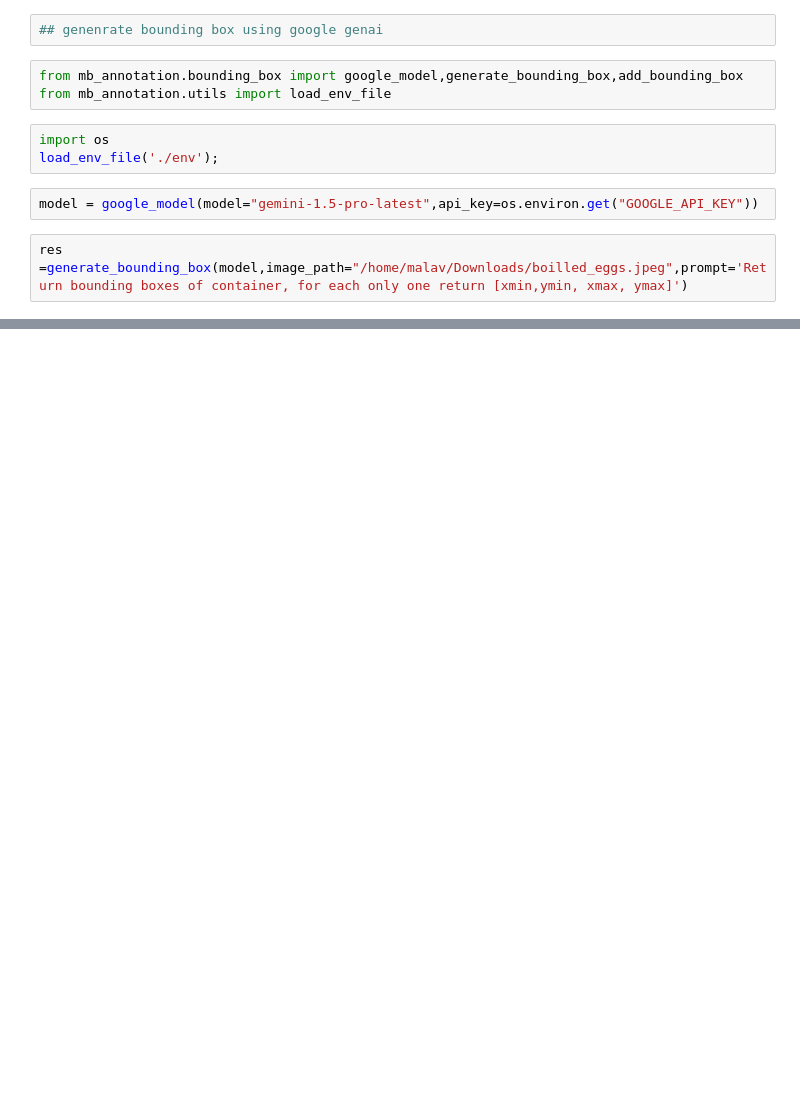
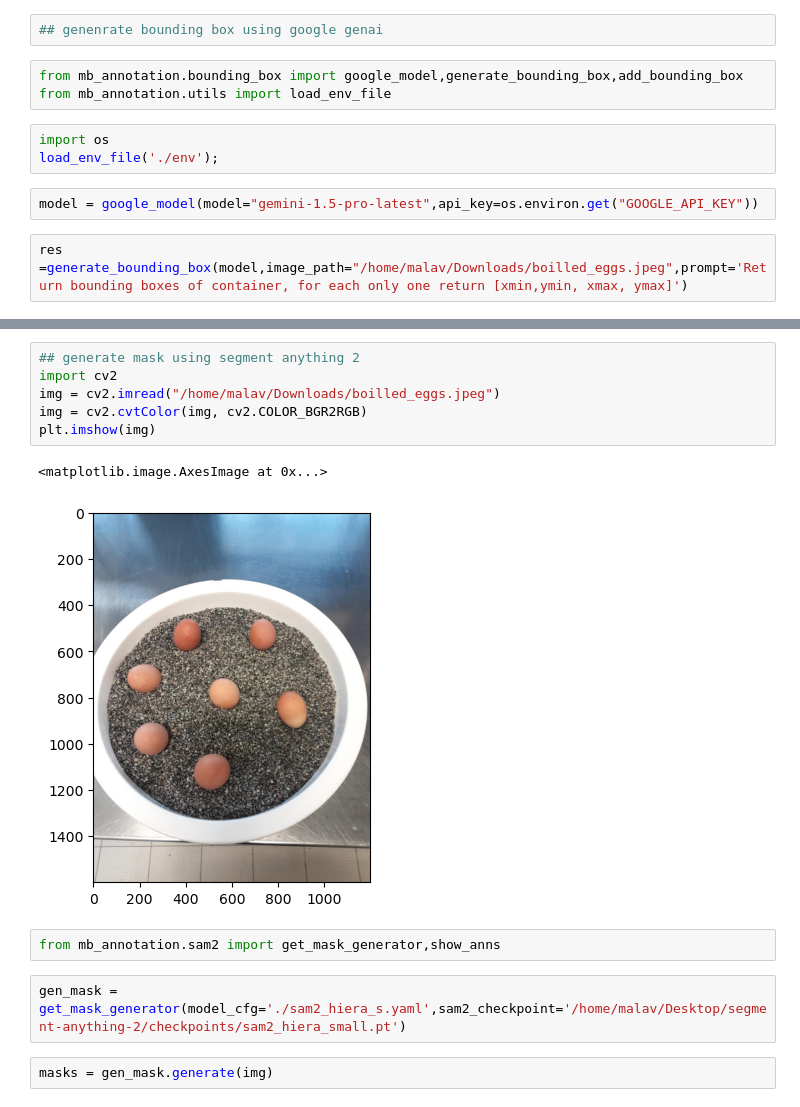
Before and after one commit to bigmb/mb_annotation, a Jupyter notebook: examples_boundingbox.ipynb, the cells around one changed output, grey strips where cells are left out. Cells and saved outputs as stored; diff of their text form; blank space fills up the shorter version.

```diff
--- a/examples_boundingbox.ipynb
+++ b/examples_boundingbox.ipynb
@@ -30,0 +31,15 @@ plt.show()
+# %%
+## generate mask using segment anything 2
+import cv2
+img = cv2.imread("/home/malav/Downloads/boilled_eggs.jpeg")
+img = cv2.cvtColor(img, cv2.COLOR_BGR2RGB)
+plt.imshow(img)
+# %% [output]
+<matplotlib.image.AxesImage at 0x...>
+[figure, added]
+# %%
+from mb_annotation.sam2 import get_mask_generator,show_anns
+# %%
+gen_mask = get_mask_generator(model_cfg='./sam2_hiera_s.yaml',sam2_checkpoint='/home/malav/Desktop/segment-anything-2/checkpoints/sam2_hiera_small.pt')
+# %%
+masks = gen_mask.generate(img)
```
Also changed, not shown: parts of 11 cells of this notebook, 5 other files.
